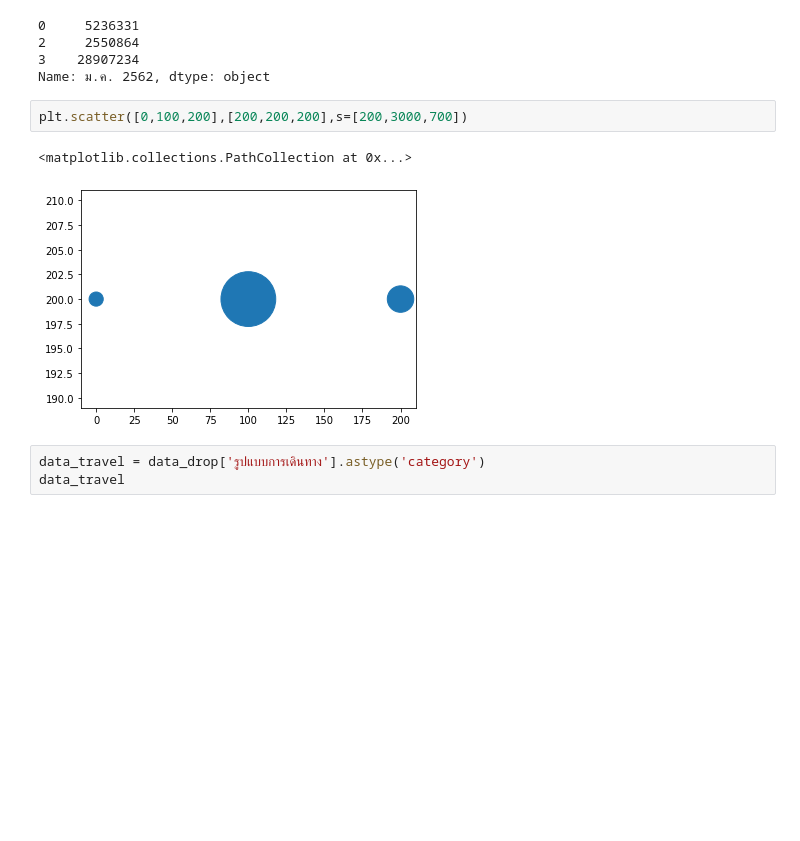
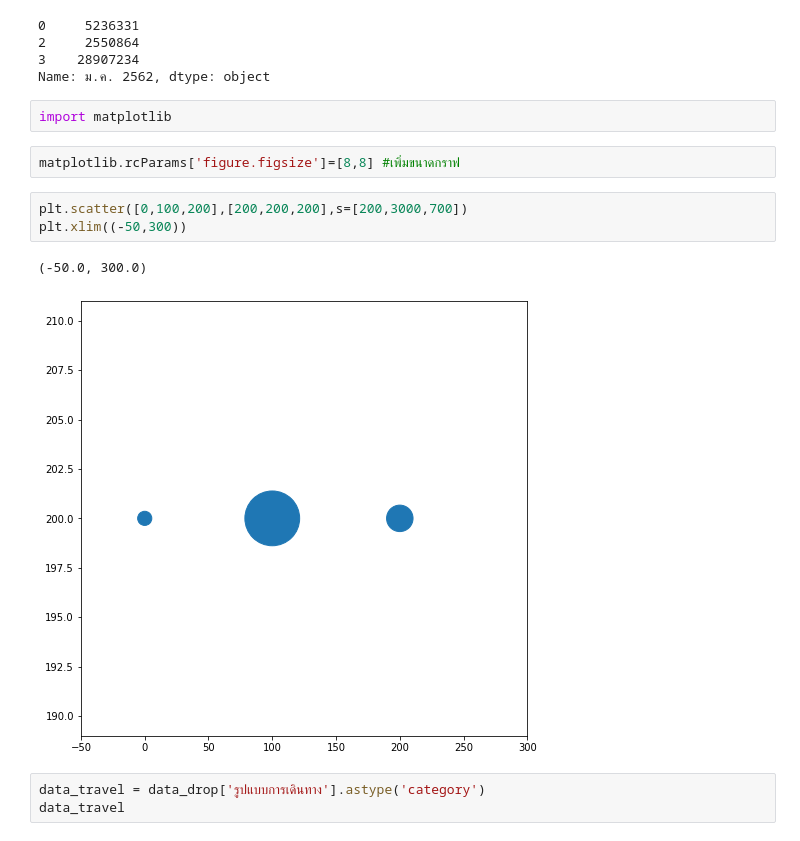
Before and after one commit to bebeam2942/data_viz, a Jupyter notebook: Visualize_Data_Distribution(02).ipynb, the cells around one changed output. Saved outputs shown, nothing was run; the diff lists cells and outputs as text; blank space fills up the shorter version.

```diff
--- a/Visualize_Data_Distribution(02).ipynb
+++ b/Visualize_Data_Distribution(02).ipynb
@@ -184,11 +184,16 @@ data_drop.iloc[:3,6]
 2     2550864
 3    28907234
 Name: ม.ค. 2562, dtype: object
+# %%
+import matplotlib
+# %%
+matplotlib.rcParams['figure.figsize']=[8,8] #เพิ่มขนาดกราฟ
 # %%
 plt.scatter([0,100,200],[200,200,200],s=[200,3000,700])
+plt.xlim((-50,300))
 # %% [output]
-<matplotlib.collections.PathCollection at 0x...>
+(-50.0, 300.0)
-[figure, old version]
+[figure, new version]
 # %%
 data_travel = data_drop['รูปแบบการเดินทาง'].astype('category')
 data_travel
```
Also changed, not shown: parts of 10 cells of this notebook.
